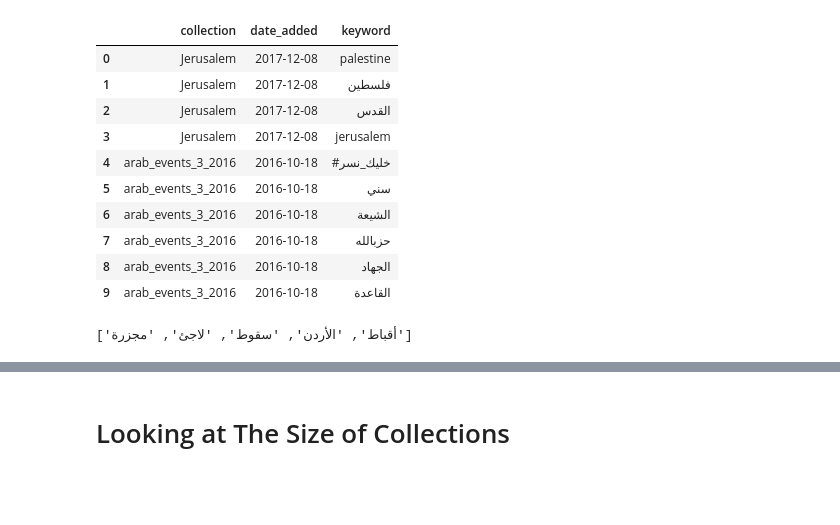
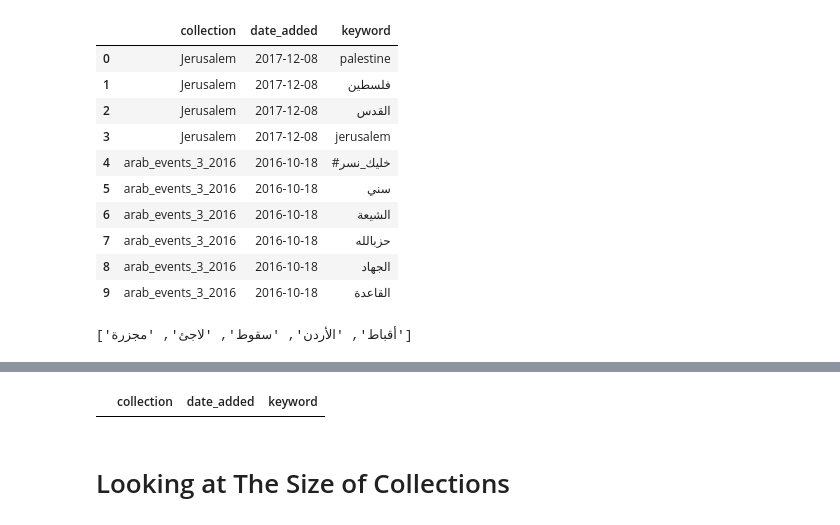
Before and after one commit to SMAPPNYU/smapputil, a Jupyter notebook: py/olympus_metadata/looking-at-filters.ipynb, the cells around one changed output, grey strips where cells are left out. Saved outputs shown, nothing was run; the diff lists cells and outputs as text; code cells hidden in the pictures; blank space fills up the shorter version.

```diff
--- a/py/olympus_metadata/looking-at-filters.ipynb
+++ b/py/olympus_metadata/looking-at-filters.ipynb
@@ -99,0 +114,2 @@ arab_event_terms[-5:] # last 5 terms
+# %%
+df_term['date_added'] = pd.to_datetime(df_term['date_added'])
@@ -100,3 +120,7 @@ arab_event_terms[-5:] # last 5 terms
+# %%
+df_term[df_term['date_added'] < datetime.datetime(2016, 6, 6)]
+# %% [output]
+|  | collection | date_added | keyword |
 # %% [markdown]
 # Looking at The Size of Collections
 # %%
```
Also changed, not shown: parts of 19 cells of this notebook, 2 other files.
